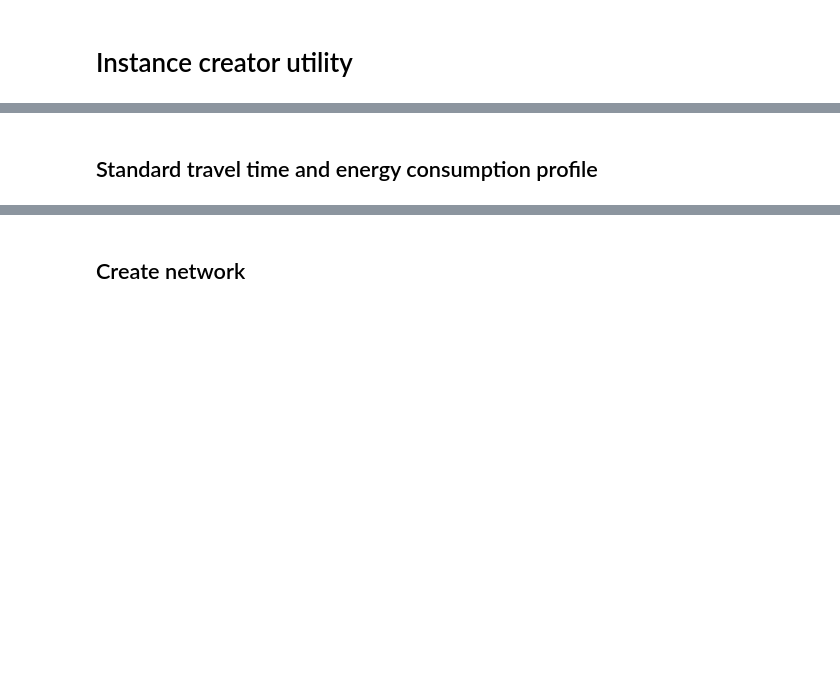
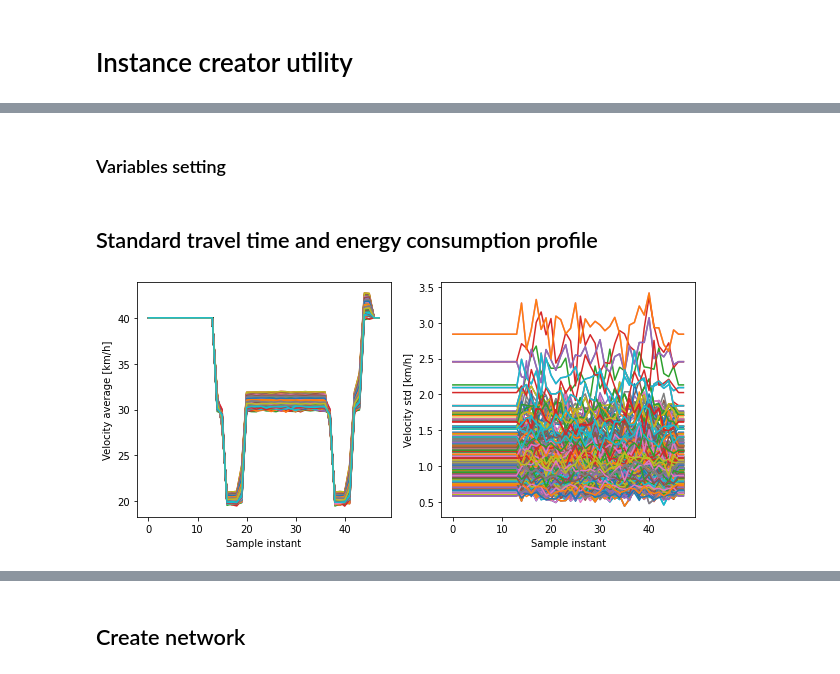
Before and after one commit to jpfutalef/DynamicStochasticElectricVRP, a Jupyter notebook: notebooks/instanceCreatorUtility.ipynb, the cells around one changed output, grey strips where cells are left out. Saved outputs shown, nothing was run; the diff lists cells and outputs as text; code cells hidden in the pictures; blank space fills up the shorter version.

```diff
--- a/notebooks/instanceCreatorUtility.ipynb
+++ b/notebooks/instanceCreatorUtility.ipynb
@@ -21,0 +22,2 @@ mat_path = '../data/online/instance21/init_files/21_nodes.mat'
+# %% [markdown]
+### Variables setting
@@ -63,3 +97,17 @@ ec_std = np.std(soc_matrix, axis=0)
 
 x = range(len(tt_mean))
+# %%
+fig, (ax1, ax2) = plt.subplots(1, 2, figsize=(fig_width, fig_height/3))
+
+for _ in range(v_mean_matrix.shape[0]):
+    v_index = np.random.randint(0, v_mean_matrix.shape[0])
+    ax1.plot(v_mean_matrix[v_index, :] * 3.6)
+    ax1.set_xlabel("Sample instant")
+    ax1.set_ylabel("Velocity average [km/h]")
+
+    ax2.plot(v_std_matrix[v_index, :]*3.6)
+    ax2.set_xlabel("Sample instant")
+    ax2.set_ylabel("Velocity std [km/h]")
+# %% [output]
+[figure, added]
 # %%
```
Also changed, not shown: parts of 15 cells of this notebook, 15 other files.
